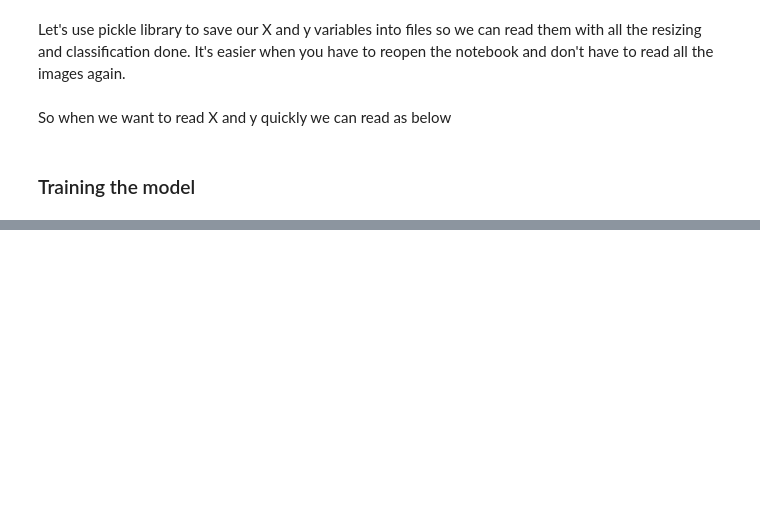
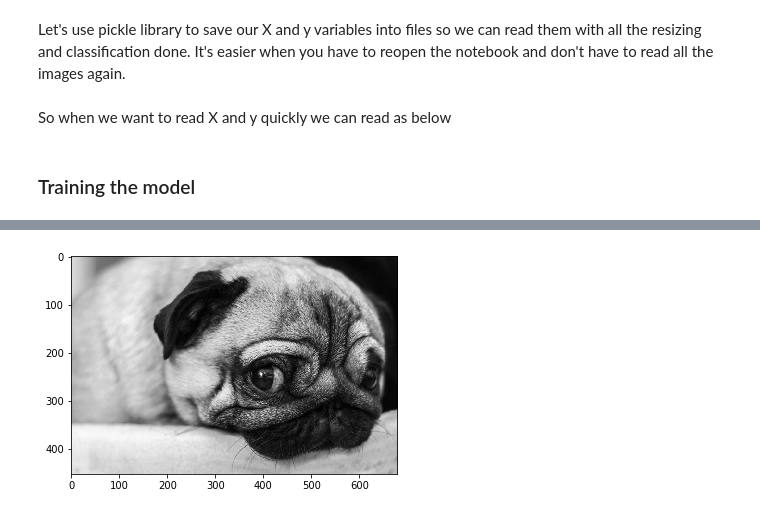
Before and after one commit to rafalfs/ExemplosDeepLearning, a Jupyter notebook: ReconhecimentoCaoGato/Untitled.ipynb, the cells around one changed output, grey strips where cells are left out. Drawn from its saved outputs; the diff is of its cells as text; code cells hidden in the pictures; blank space fills up the shorter version.

```diff
--- a/ReconhecimentoCaoGato/Untitled.ipynb
+++ b/ReconhecimentoCaoGato/Untitled.ipynb
@@ -117,0 +183,6 @@ y = pickle.load(pickle_in)
+# %%
+img_array = cv2.imread("teste/c1.png", cv2.IMREAD_GRAYSCALE)
+plt.imshow(img_array, cmap="gray")
+plt.show()
+# %% [output]
+[figure, added]
```
Also changed, not shown: parts of 14 cells of this notebook.
